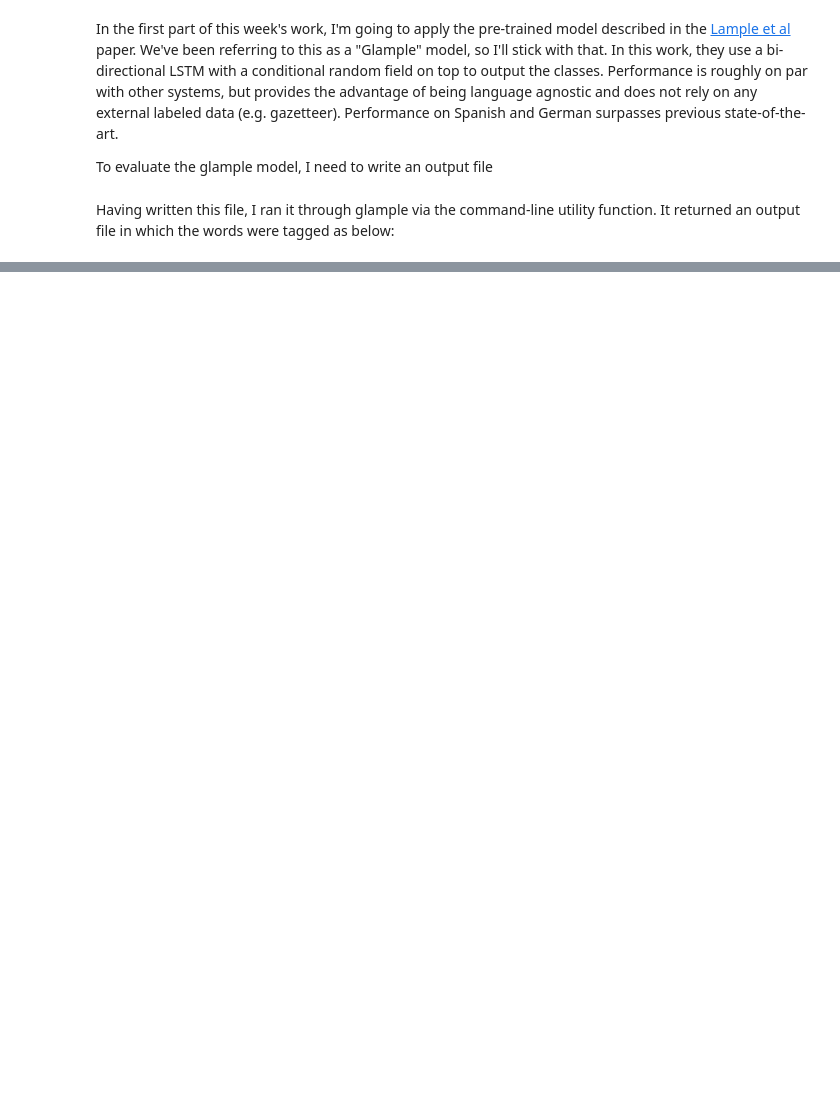
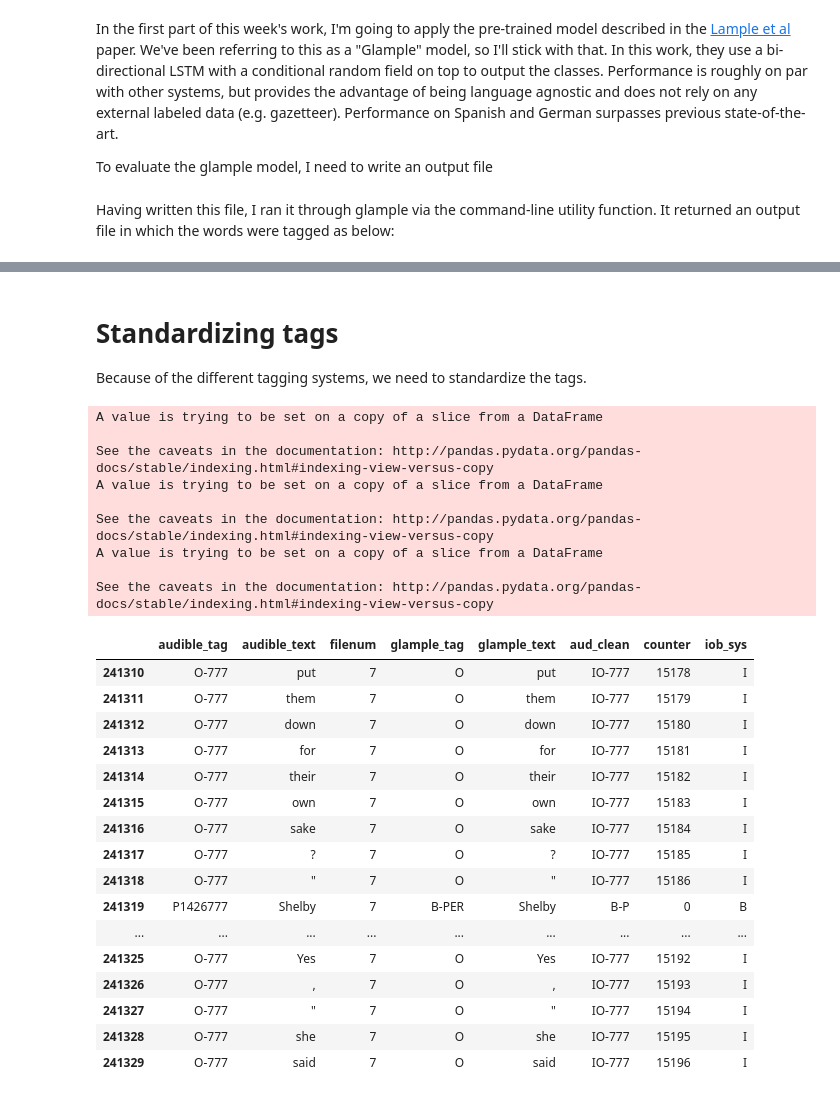
Before and after one commit to riddlet/Audible, a Jupyter notebook: Week 4.ipynb, the cells around one changed output, grey strips where cells are left out. Cells and saved outputs as stored; diff of their text form; code cells hidden in the pictures; blank space fills up the shorter version.

```diff
--- a/Week 4.ipynb
+++ b/Week 4.ipynb
@@ -23,6 +27,9 @@ outdat.close()
 # %% [markdown]
 Having written this file, I ran it through glample via the command-line utility function. It returned an output file in which the words were tagged as below:
 # %%
-f = open('tagger-master/output.txt')
+import codecs
+
+f = codecs.open('tagger-master/output.txt', 'r', 'utf-8')
 glampledat = f.readlines()
+glampledat[0:10]
 # %% [output]
@@ -39,22 +48,5 @@ glampledat = f.readlines()
 # %%
 glampletags = []
 for i, sentence in enumerate(glampledat):
-    glampletags.append(enumerate(sentence.split()))
+    glampletags.append((sentence.split()))
-# %%
-audible_text = []
-audible_tag = []
-for f in files:
-    xml_data = open(f).read()
-    soup = BeautifulSoup(xml_data, 'lxml')
-    sentences = soup.find_all('s')
-    for j, s in enumerate(sentences):
-        words = s.find_all(['w', 'c'])
-        doc = ' '.join(w.text.encode('utf8') for w in words)
-        for i, w in enumerate(words):
-            if 'ner' in w.attrs:
-                audible_text.append(w.text)
-                audible_tag.append(w.attrs['ner'])
-            else:
-                audible_text.append(w.text)
-                audible_tag.append('O-')
 # %%
@@ -155,0 +109,49 @@ def condense_glample_tokens(audible_sentence, glample_words, glample_tag, audibl
+# %%
+import pandas as pd
+df = pd.DataFrame({'glample_text':glample_text,
+             'glample_tag':glample_tag,
+             'audible_text':audible_text,
+             'audible_tag':audible_tag,
+             'filenum':file_num})
+# %% [markdown]
+# Standardizing tags
+
+Because of the different tagging systems, we need to standardize the tags.
+# %%
+from audible import clean_audible_tags
+
+df['audible_tag'] = df.audible_tag.map(str) + df.filenum.map(str)
+
+df['aud_clean'] = df.audible_tag.apply(clean_audible_tags)
+df['counter'] = df.groupby('audible_tag').cumcount()
+df['iob_sys'] = 'O'
+df['iob_sys'][df.counter==0] = 'B'
+df['iob_sys'][df.counter>0] = 'I'
+df['aud_clean'][df.aud_clean!=''] = df['iob_sys']+df['aud_clean']
+# %% [output]
+A value is trying to be set on a copy of a slice from a DataFrame
+
+See the caveats in the documentation: http://pandas.pydata.org/pandas-docs/stable/indexing.html#indexing-view-versus-copy
+A value is trying to be set on a copy of a slice from a DataFrame
+
+See the caveats in the documentation: http://pandas.pydata.org/pandas-docs/stable/indexing.html#indexing-view-versus-copy
+A value is trying to be set on a copy of a slice from a DataFrame
+
+See the caveats in the documentation: http://pandas.pydata.org/pandas-docs/stable/indexing.html#indexing-view-versus-copy
+|  | audible_tag | audible_text | filenum | glample_tag | glample_text | aud_clean | counter | iob_sys |
+| 241310 | O-777 | put | 7 | O | put | IO-777 | 15178 | I |
+| 241311 | O-777 | them | 7 | O | them | IO-777 | 15179 | I |
+| 241312 | O-777 | down | 7 | O | down | IO-777 | 15180 | I |
+| 241313 | O-777 | for | 7 | O | for | IO-777 | 15181 | I |
+| 241314 | O-777 | their | 7 | O | their | IO-777 | 15182 | I |
+| 241315 | O-777 | own | 7 | O | own | IO-777 | 15183 | I |
+| 241316 | O-777 | sake | 7 | O | sake | IO-777 | 15184 | I |
+| 241317 | O-777 | ? | 7 | O | ? | IO-777 | 15185 | I |
+| 241318 | O-777 | " | 7 | O | " | IO-777 | 15186 | I |
+| 241319 | P1426777 | Shelby | 7 | B-PER | Shelby | B-P | 0 | B |
+| ... | ... | ... | ... | ... | ... | ... | ... | ... |
+| 241325 | O-777 | Yes | 7 | O | Yes | IO-777 | 15192 | I |
+| 241326 | O-777 | , | 7 | O | , | IO-777 | 15193 | I |
+| 241327 | O-777 | " | 7 | O | " | IO-777 | 15194 | I |
+| 241328 | O-777 | she | 7 | O | she | IO-777 | 15195 | I |
+| 241329 | O-777 | said | 7 | O | said | IO-777 | 15196 | I |
```
Also changed, not shown: parts of 22 cells of this notebook.
